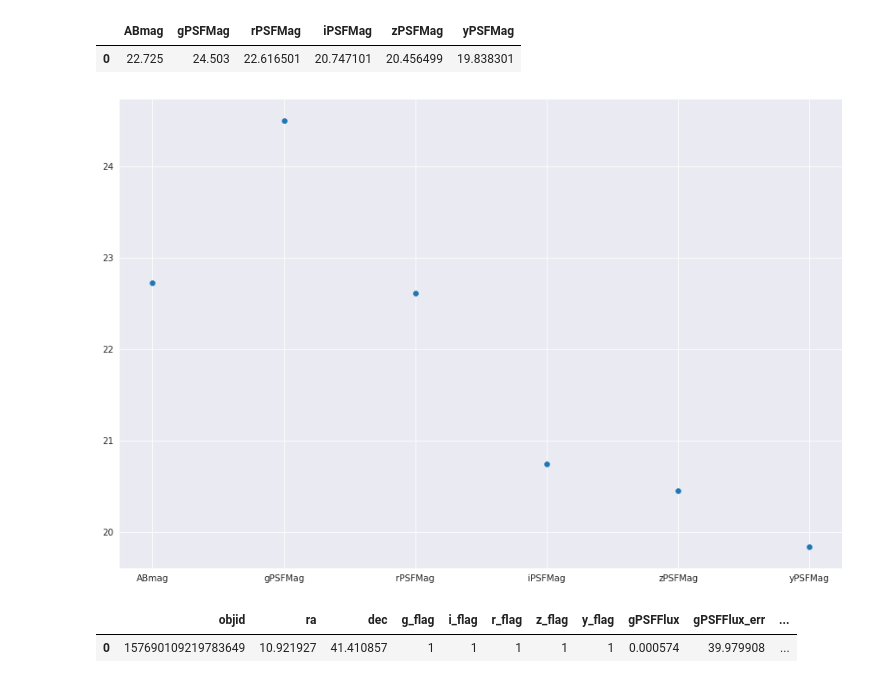
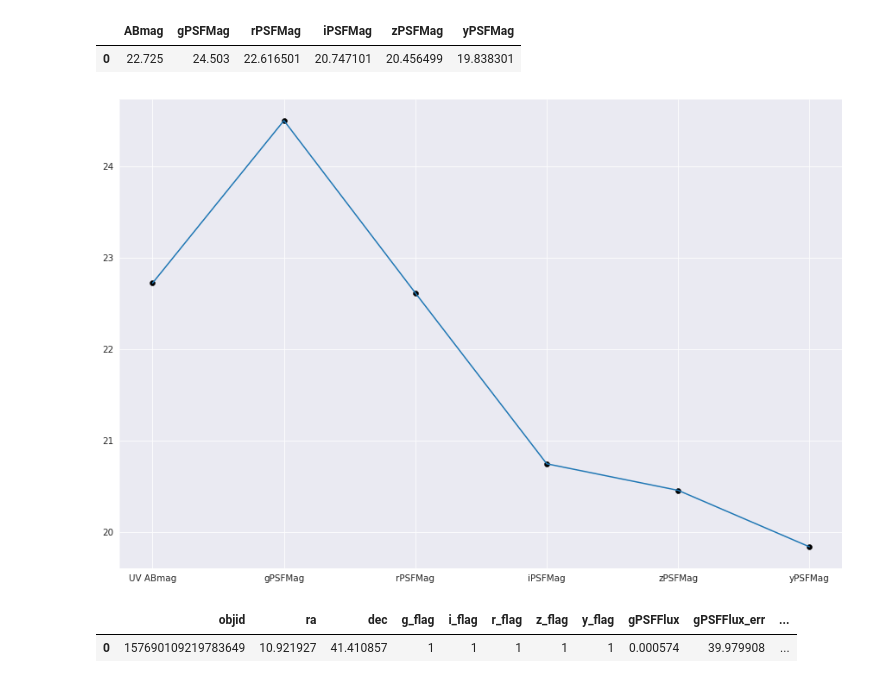
Before and after one commit to Jack3690/INSIST, a Jupyter notebook: UV_Stellar_Catalog.ipynb, the cells around one changed output. Cells and saved outputs as stored; diff of their text form; code cells hidden in the pictures.

```diff
--- a/UV_Stellar_Catalog.ipynb
+++ b/UV_Stellar_Catalog.ipynb
@@ -334,10 +350,11 @@ df_star[filters]
 | 0 | 22.725 | 24.503 | 22.616501 | 20.747101 | 20.456499 | 19.838301 |
 # %%
 for i,flux in df_star[filters].iterrows():
-  plt.scatter(filters,flux)
+  plt.scatter(['UV ABmag','gPSFMag','rPSFMag','iPSFMag','zPSFMag','yPSFMag', ],flux,marker = 'o', color = 'black')
+  plt.plot(['UV ABmag','gPSFMag','rPSFMag','iPSFMag','zPSFMag','yPSFMag', ],flux)
   break
 # %% [output]
-[figure, old version]
+[figure, new version]
 # %%
 df_out = df_star[['objid', 'ra', 'dec', 'g_flag', 'i_flag', 'r_flag', 'z_flag','y_flag','gPSFFlux','gPSFFlux_err','rPSFFlux', 'rPSFFlux_err','iPSFFlux', 'iPSFFlux_err','zPSFFlux', 'zPSFFlux_err','yPSFFlux', 'yPSFFlux_err']]
 # %%
```
Also changed, not shown: parts of 15 cells of this notebook.
